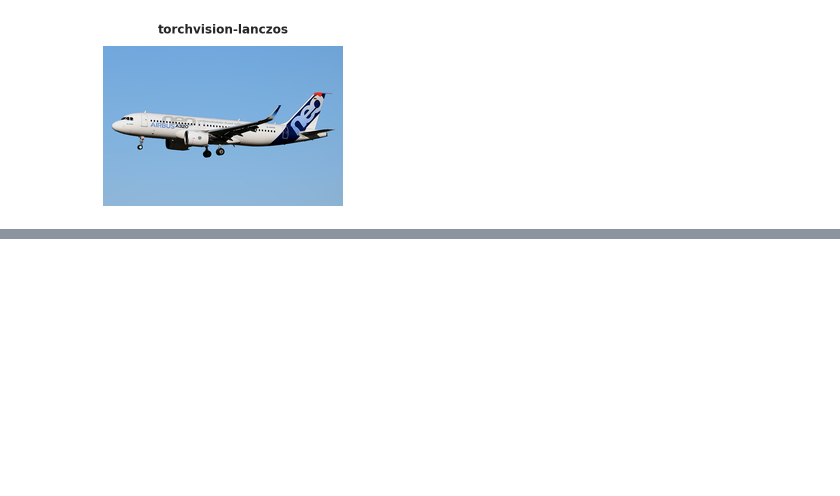
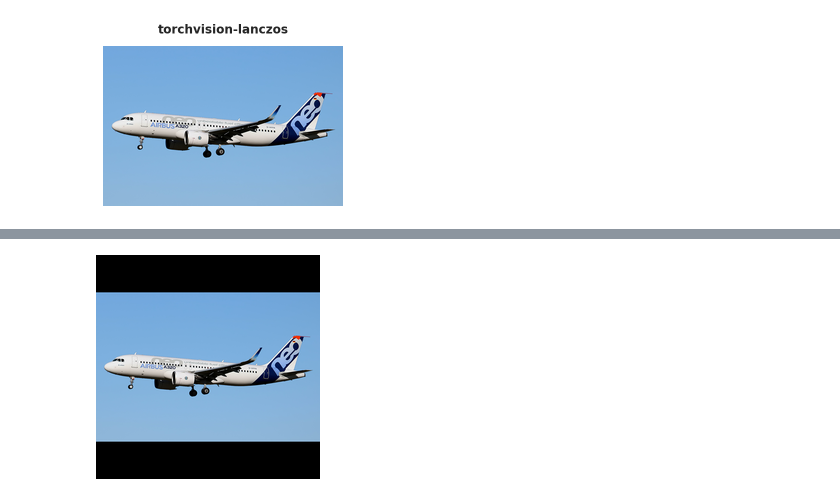
Before and after one commit to xdralex/dl-temp, a Jupyter notebook: jupyter/albumentations.ipynb, the cells around one changed output, grey strips where cells are left out. Cells and saved outputs as stored; diff of their text form; code cells hidden in the pictures; blank space fills up the shorter version.

Commit message:
Square padded resize test

```diff
--- a/jupyter/albumentations.ipynb
+++ b/jupyter/albumentations.ipynb
@@ -95,0 +115,31 @@ display_and_save_image(resize_torchvision(image, interpolation=Image.LANCZOS), n
+# %%
+from numbers import Number
+from typing import Union, Tuple
+
+class SquarePaddedResize(object):
+    def __init__(self, size: Union[Tuple[int, int], int], fill: Union[Number, str, tuple] = 0, interpolation: int = Image.BILINEAR):
+        self.size = size
+        self.fill = fill
+        self.interpolation = interpolation
+
+    def __call__(self, img: Image) -> Image:
+        from torchvision.transforms import functional as F
+
+        w, h = img.size
+        if w != h:
+            diff = max(w, h) - min(w, h)
+            d1 = int(diff / 2)
+            d2 = diff - d1
+
+            padding = (0, d1, 0, d2) if w > h else (d1, 0, d2, 0)
+            img = F.pad(img, padding, self.fill)
+
+        return F.resize(img, self.size, self.interpolation)
+
+    def __repr__(self) -> str:
+        return f'{self.__class__.__name__}(size={self.size}, fill={self.fill}, interpolation={self.interpolation})'
+
+resize = SquarePaddedResize(size=224, interpolation=Image.LANCZOS)
+resize(image)
+# %% [output]
+[figure, added]
```
Also changed, not shown: parts of 2 cells of this notebook, 1 other file.
